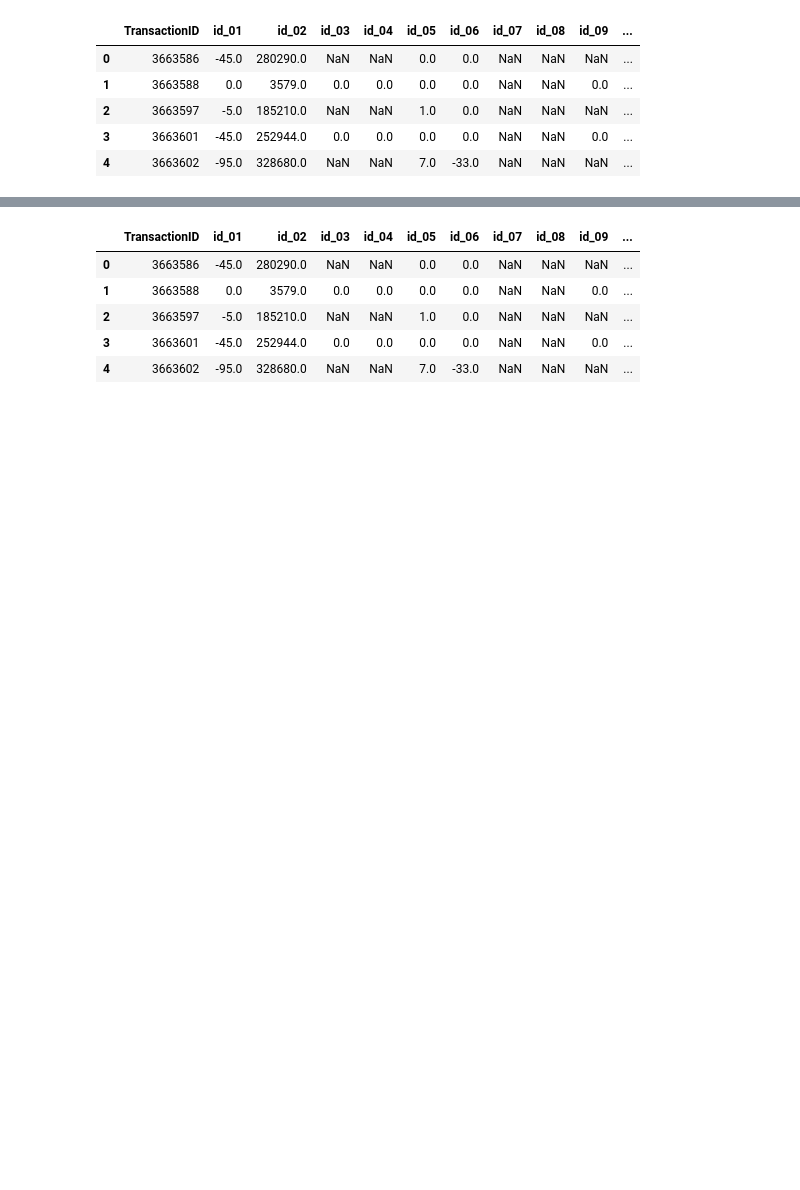
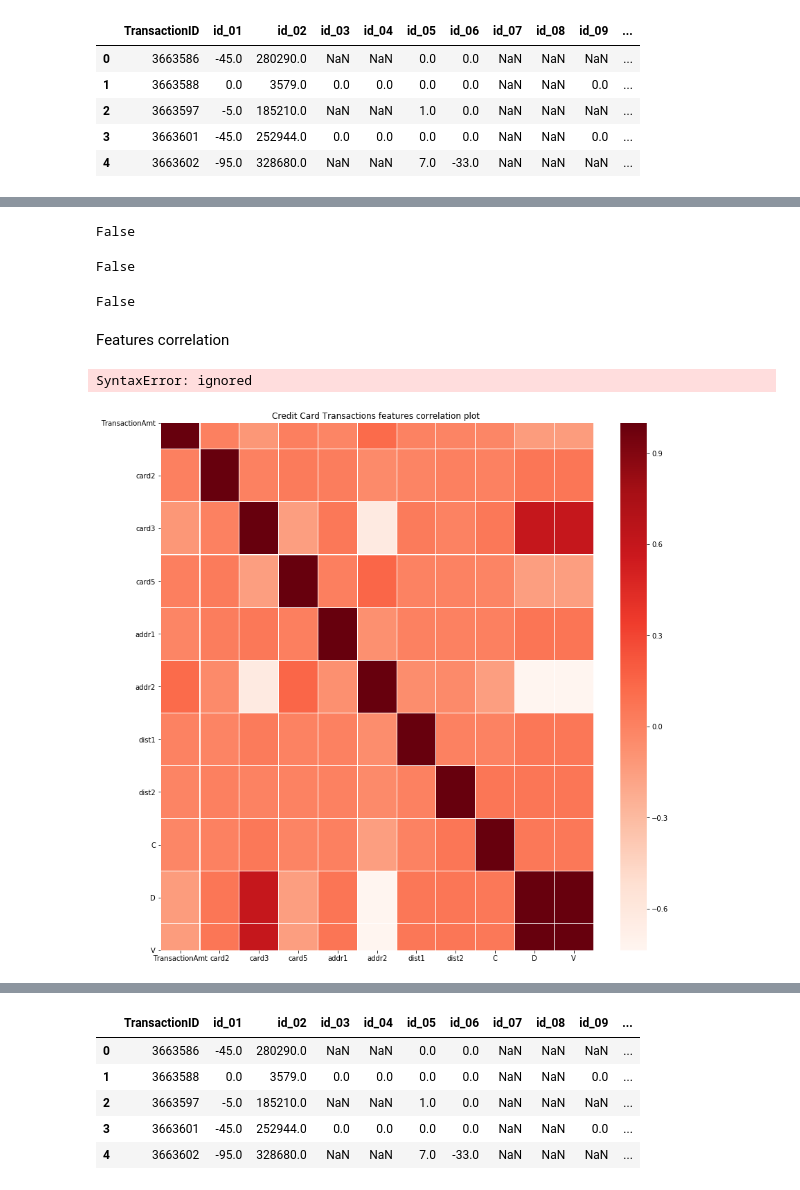
Before and after one commit to Vrushali-M/Fall_2019_ML_project, a Jupyter notebook: ml_project.ipynb, the cells around one changed output, grey strips where cells are left out. Cells and saved outputs as stored; diff of their text form; code cells hidden in the pictures; blank space fills up the shorter version.

```diff
--- a/ml_project.ipynb
+++ b/ml_project.ipynb
@@ -114,0 +273,18 @@ train_identity.describe()
+# %%
+# PCA D1 to D15
+temp_df.iloc[:, 22:37]
+pca_D = PCA(n_components=1)
+pComp_D = pca_D.fit_transform(temp_df.iloc[:, 23:])
+# %%
+# PCA V1 to V339
+temp_df.iloc[:, 37:]
+pca_V = PCA(n_components=1)
+pComp_V = pca_V.fit_transform(temp_df.iloc[:, 37:])
+# %%
+pca_out_C = pd.DataFrame(data = pComp_C, columns = ['C'])
+
+pca_out_D = pd.DataFrame(data = pComp_D, columns = ['D'])
+
+pca_out_V = pd.DataFrame(data = pComp_V, columns = ['V'])
+
+print(pca_out_C.head(), pca_out_D.head(), pca_out_V.head())
@@ -114,0 +331,3 @@ train_identity.describe()
+# %%
+pca_df_reduced = pd.concat([temp_df.iloc[:, 0:8], pca_out_C/pca_out_C.max(), pca_out_D/pca_out_D.max(), pca_out_V/pca_out_V.max()], axis=1)
+pca_df_reduced
@@ -115,3 +348,33 @@ train_identity.describe()
+# %%
+pca_df_reduced['C'].isna().any()
+# %% [output]
+False
+# %%
+pca_df_reduced['D'].isna().any()
+# %% [output]
+False
+# %%
+pca_df_reduced['V'].isna().any()
+# %% [output]
+False
+# %% [markdown]
+Features correlation
+# %%
+a = pd.concat([pca_df_reduced, df['isFraud', 'D1'))
+b = a.corr
+plt.figure(figsize = (14,14))
+sns.heatmap(b,xticklabels=corr.columns,yticklabels=corr.columns,linewidths=.1,cmap="Reds")
+plt.show()
+# %% [output]
+SyntaxError: ignored
+# %%
+plt.figure(figsize = (14,14))
+plt.title('Credit Card Transactions features correlation plot ')
+corr = pca_df_reduced.corr()
+sns.heatmap(corr,xticklabels=corr.columns,yticklabels=corr.columns,linewidths=.1,cmap="Reds")
+plt.show()
+# %% [output]
+[figure, added]
 # %%
 train_transactions.head()
 # %% [output]
```
Also changed, not shown: parts of 52 cells of this notebook.
